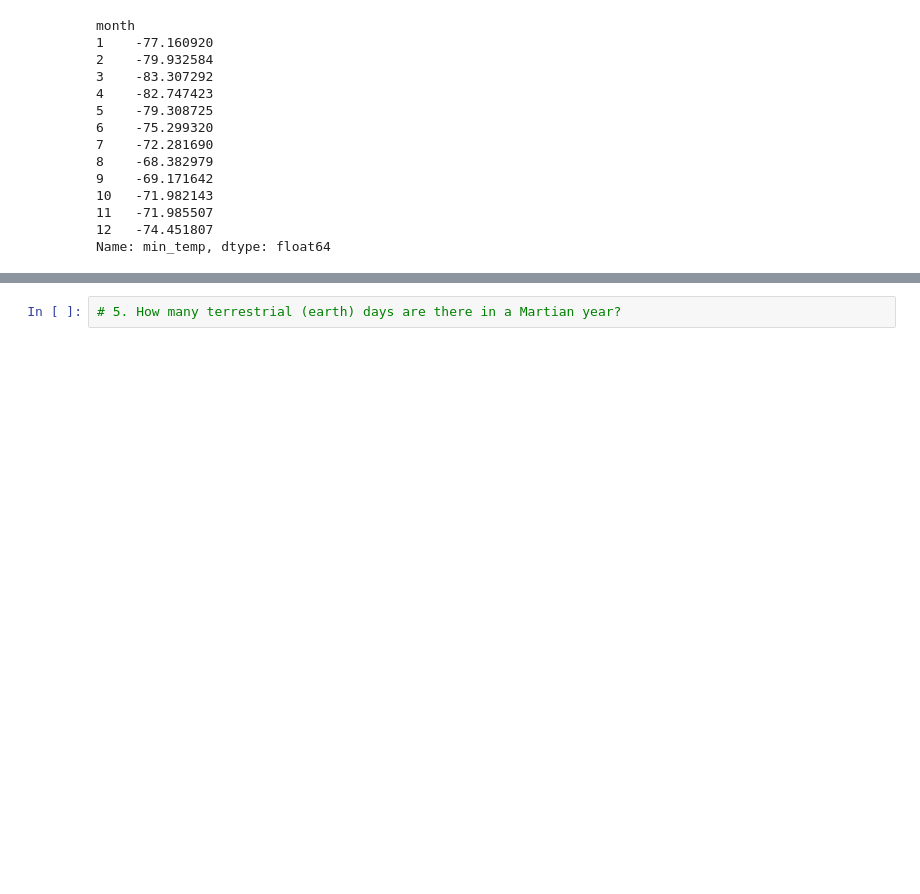
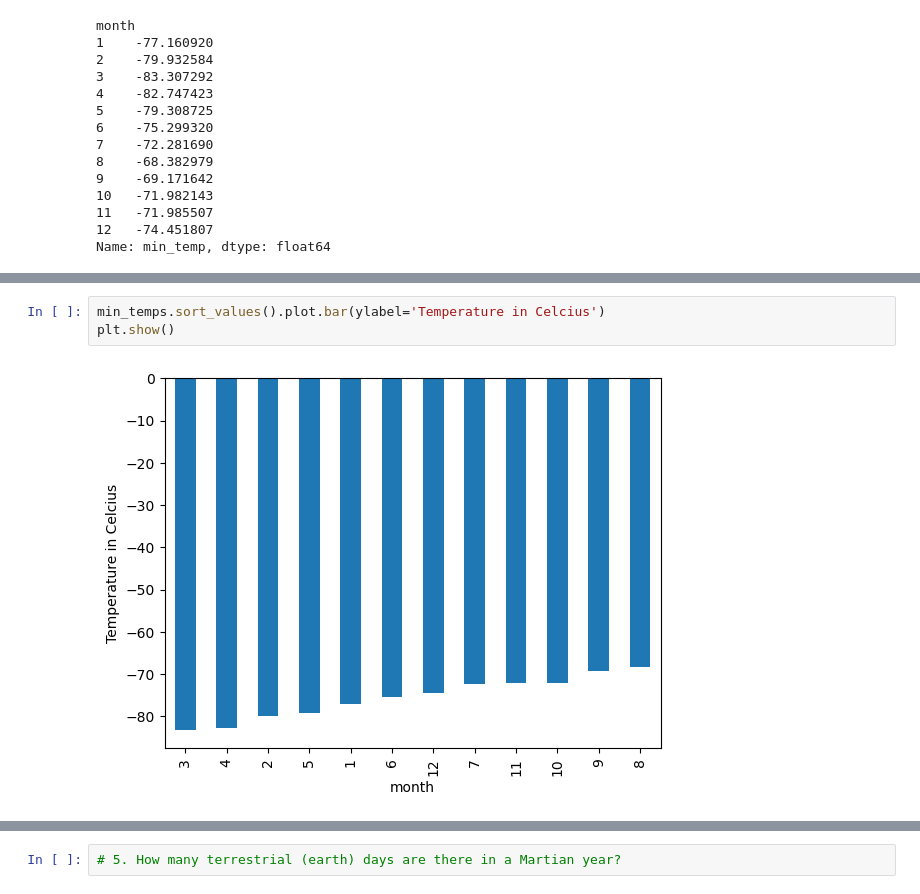
Before and after one commit to joey-october85/11-Module-Mars-DataScraping, a Jupyter notebook: Mars_News/part_2_mars_weather.ipynb, the cells around one changed output, grey strips where cells are left out. Drawn from its saved outputs; the diff is of its cells as text; blank space fills up the shorter version.

```diff
--- a/Mars_News/part_2_mars_weather.ipynb
+++ b/Mars_News/part_2_mars_weather.ipynb
@@ -168,0 +169,5 @@ plt.show()
+# %%
+min_temps.sort_values().plot.bar(ylabel='Temperature in Celcius')
+plt.show()
+# %% [output]
+[figure, added]
```
Also changed, not shown: parts of 7 cells of this notebook.
